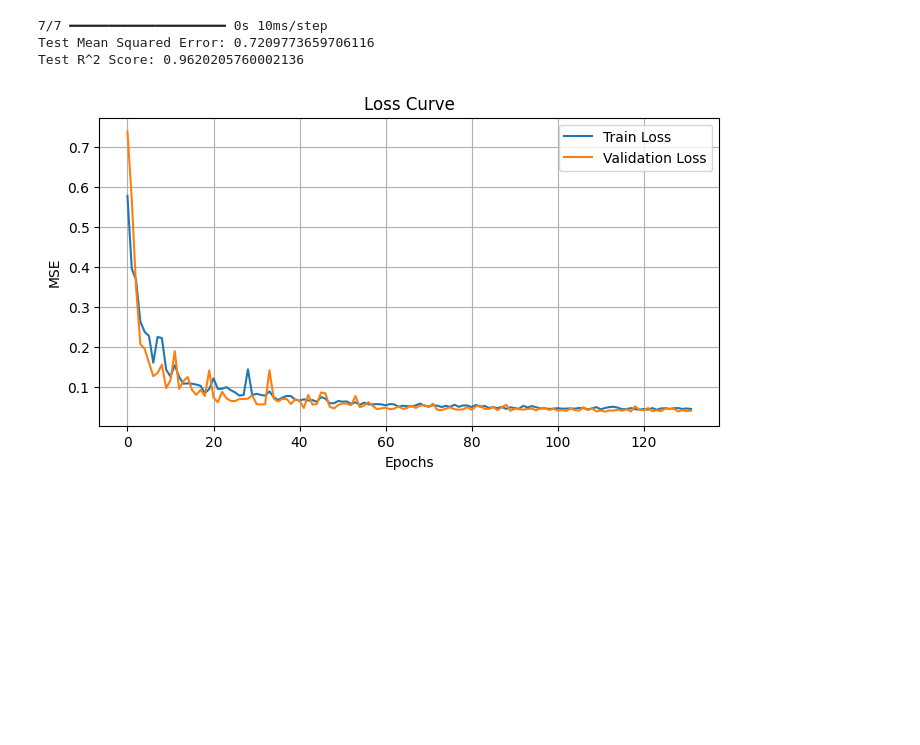
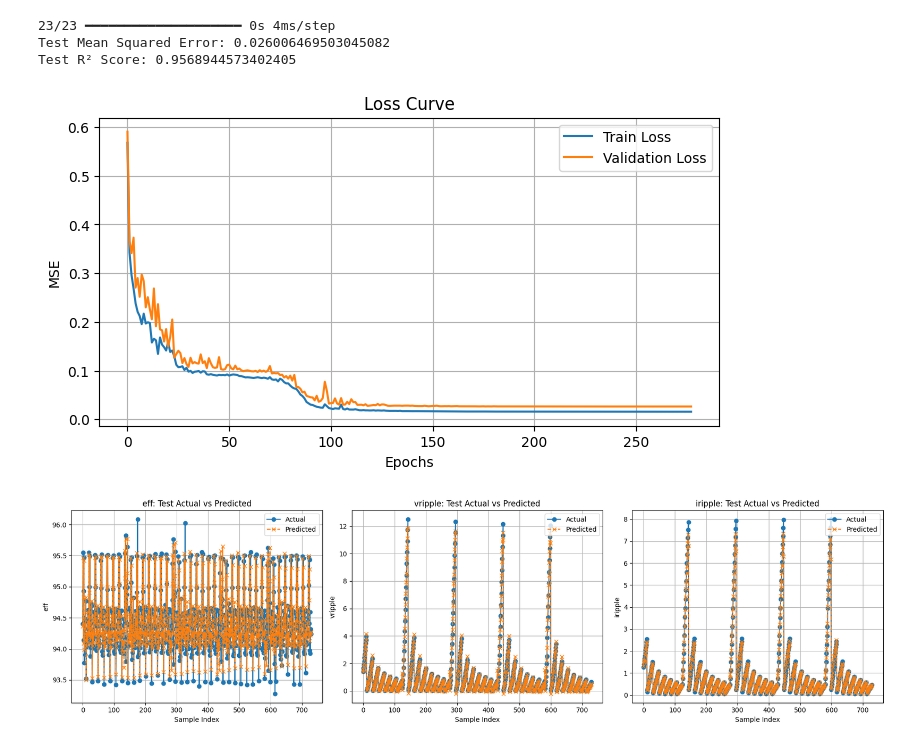
Before and after one commit to Ashutosh-C605/C_codes-templates, a Jupyter notebook: Explo-model.ipynb, the cells around one changed output. Cells and saved outputs as stored; diff of their text form; code cells hidden in the pictures; blank space fills up the shorter version.

```diff
--- a/Explo-model.ipynb
+++ b/Explo-model.ipynb
@@ -23,13 +9,15 @@ from tensorflow.keras import regularizers
 # %%
-# Load the dataset
-df = pd.read_csv("/content/final_data.csv")
+import pandas as pd
+import numpy as np
+
+df = pd.read_csv("output_final.csv")  # or use: list(uploaded.keys())[0]
 
 features = ['fs', 'L', 'C']
 outputs = ['eff', 'vripple', 'iripple']
 
 # Train/test split
-train_df = df.iloc[:1000]
-test_df = df.iloc[1000:]
+train_df = df.iloc[:2000]
+test_df = df.iloc[2000:]
 
 X_train = train_df[features]
 y_train = train_df[outputs]
@@ -101,27 +87,47 @@ Epoch 132/300
 # %%
-# Predict on test set
+from sklearn.metrics import mean_squared_error, r2_score
+import matplotlib.pyplot as plt
+
+# Predict on test data
 y_pred_scaled = model.predict(X_test_scaled)
 y_pred = output_scaler.inverse_transform(y_pred_scaled)
 
-# Evaluate
+# Evaluation
 mse = mean_squared_error(y_test, y_pred)
 r2 = r2_score(y_test, y_pred)
 
 print("Test Mean Squared Error:", mse)
-print("Test R^2 Score:", r2)
+print("Test R² Score:", r2)
 # %% [output]
-7/7 ━━━━━━━━━━━━━━━━━━━━ 0s 10ms/step
-Test Mean Squared Error: 0.7209773659706116
-Test R^2 Score: 0.9620205760002136
+23/23 ━━━━━━━━━━━━━━━━━━━━ 0s 4ms/step
+Test Mean Squared Error: 0.026006469503045082
+Test R² Score: 0.9568944573402405
 # %%
+# Loss Curve
 plt.figure(figsize=(8, 4))
 plt.plot(history.history['loss'], label='Train Loss')
 plt.plot(history.history['val_loss'], label='Validation Loss')
 plt.title("Loss Curve")
 plt.xlabel("Epochs")
 plt.ylabel("MSE")
 plt.grid(True)
 plt.legend()
 plt.show()
+
+# Test Set - Actual vs Predicted
+outputs = ['eff', 'vripple', 'iripple']
+plt.figure(figsize=(18, 5))
+for i, output in enumerate(outputs):
+    plt.subplot(1, 3, i+1)
+    plt.plot(y_test[output].values, label='Actual', linestyle='-', marker='o')
+    plt.plot(y_pred[:, i], label='Predicted', linestyle='--', marker='x')
+    plt.title(f'{output}: Test Actual vs Predicted')
+    plt.xlabel('Sample Index')
+    plt.ylabel(output)
+    plt.legend()
+    plt.grid(True)
+plt.tight_layout()
+plt.show()
 # %% [output]
-[figure, old version]
+[figure, new version]
+[figure, added]
```
Also changed, not shown: parts of 11 cells of this notebook.
